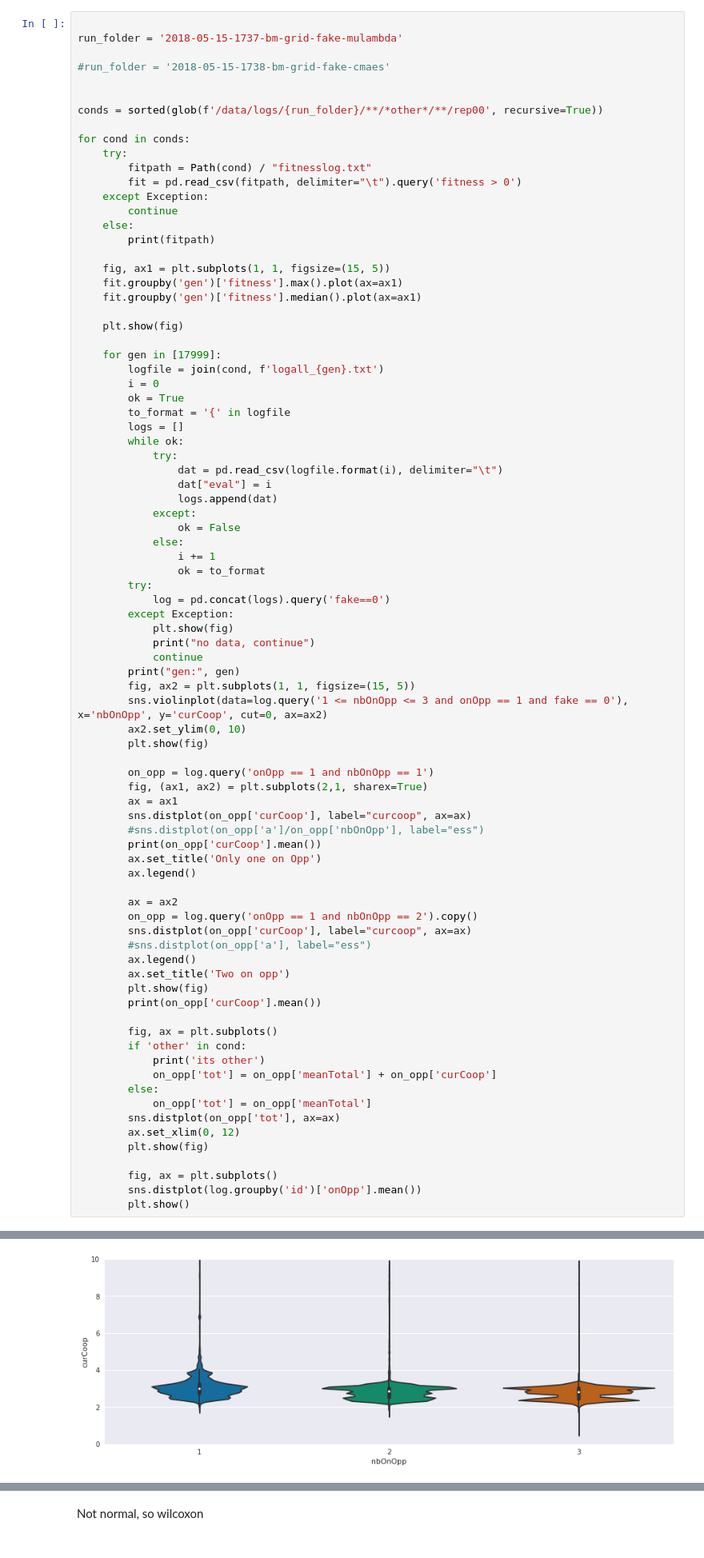
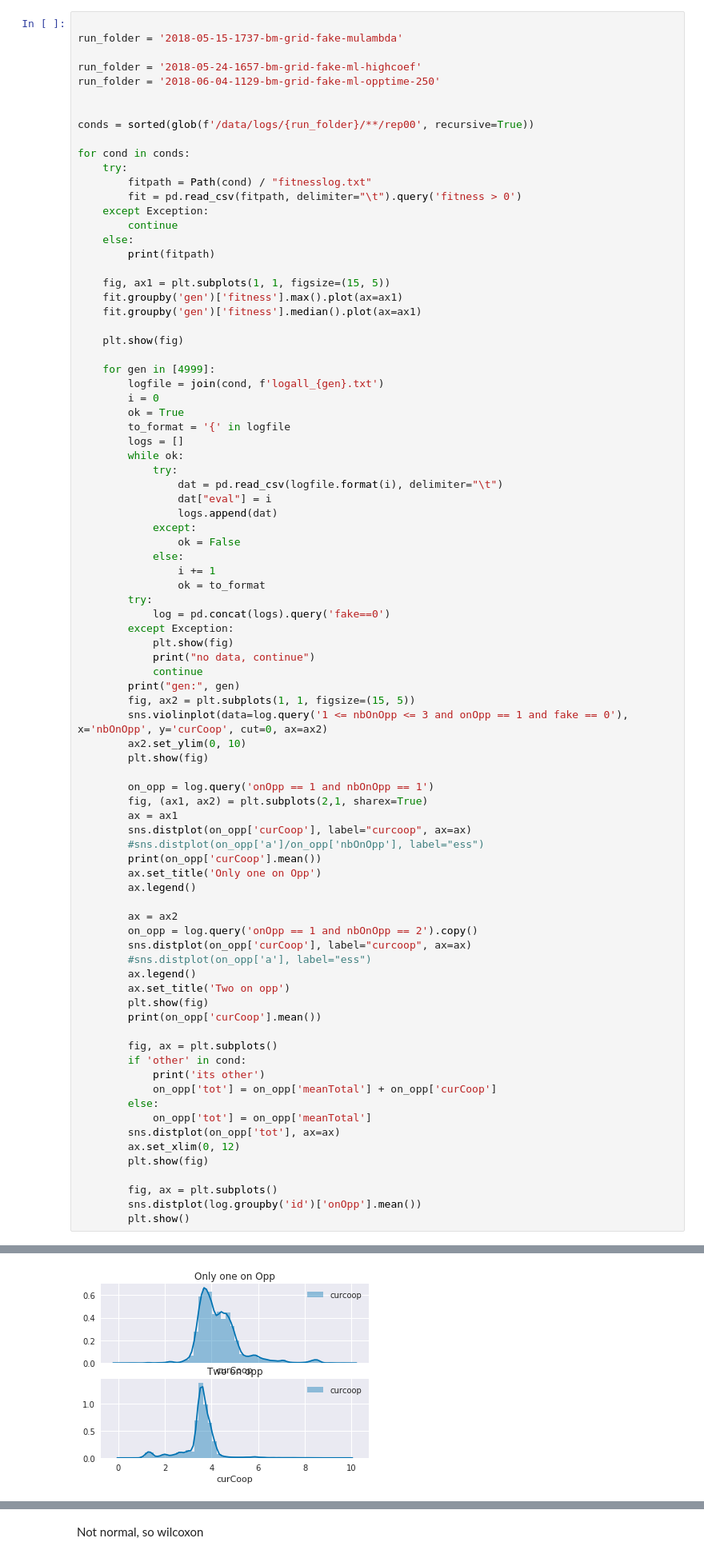
Before and after one commit to PaulEcoffet/roborobo3, a Jupyter notebook: roborobo3/notebooks/bigmodel ESS stat.ipynb, the cells around one changed output, grey strips where cells are left out. Shown at 80% size. Cells and saved outputs as stored; diff of their text form.

```diff
--- a/roborobo3/notebooks/bigmodel ESS stat.ipynb
+++ b/roborobo3/notebooks/bigmodel ESS stat.ipynb
@@ -15,10 +15,11 @@ sns.set_palette('colorblind');
 
 run_folder = '2018-05-15-1737-bm-grid-fake-mulambda'
 
-#run_folder = '2018-05-15-1738-bm-grid-fake-cmaes'
+run_folder = '2018-05-24-1657-bm-grid-fake-ml-highcoef'
+run_folder = '2018-06-04-1129-bm-grid-fake-ml-opptime-250'
 
 
-conds = sorted(glob(f'/data/logs/{run_folder}/**/*other*/**/rep00', recursive=True))
+conds = sorted(glob(f'/data/logs/{run_folder}/**/rep00', recursive=True))
 
 for cond in conds:
     try:
@@ -35,7 +36,7 @@ for cond in conds:
 
     plt.show(fig)
 
-    for gen in [17999]:
+    for gen in [4999]:
         logfile = join(cond, f'logall_{gen}.txt')
         i = 0
         ok = True
@@ -104 +104 @@ gen: 17999
-[figure, old version]
+[figure, new version]
```
Also changed, not shown: parts of 6 cells of this notebook, 4 other files.
